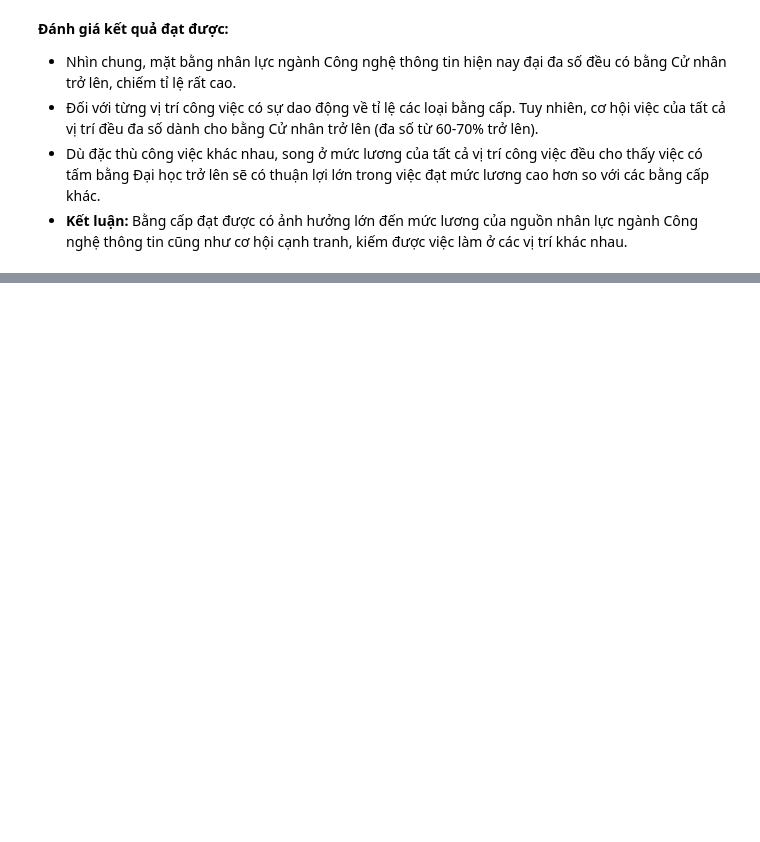
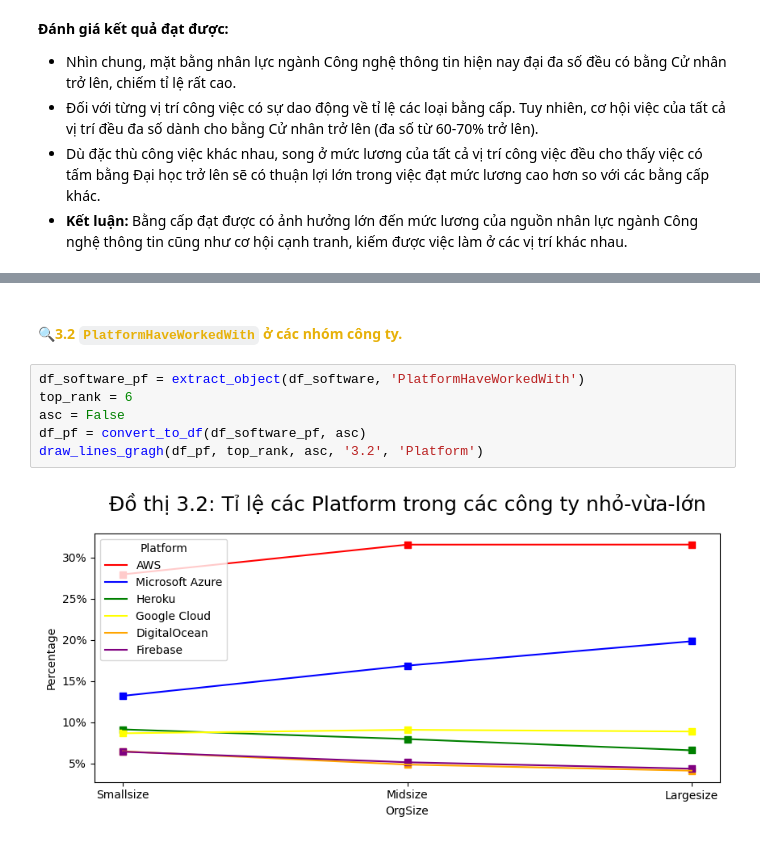
Before and after one commit to BoonRealCuaaaaa/P4DS-final, a Jupyter notebook: 03_04_Asking-and-Aswer-Questions.ipynb, the cells around one changed output, grey strips where cells are left out. Saved outputs shown, nothing was run; the diff lists cells and outputs as text; blank space fills up the shorter version.

```diff
--- a/03_04_Asking-and-Aswer-Questions.ipynb
+++ b/03_04_Asking-and-Aswer-Questions.ipynb
@@ -422,0 +525,10 @@ Text(0.5, 1.0, 'Biểu đồ 2.7: Thu nhập trung bình theo bằng cấp của
+# %% [markdown]
+#### **<font color = #E7B10A> 🔍3.2 `PlatformHaveWorkedWith` ở các nhóm công ty.** </font>
+# %%
+df_software_pf = extract_object(df_software, 'PlatformHaveWorkedWith')
+top_rank = 6
+asc = False
+df_pf = convert_to_df(df_software_pf, asc)
+draw_lines_gragh(df_pf, top_rank, asc, '3.2', 'Platform')
+# %% [output]
+[figure, added]
```
Also changed, not shown: parts of 19 cells of this notebook.
